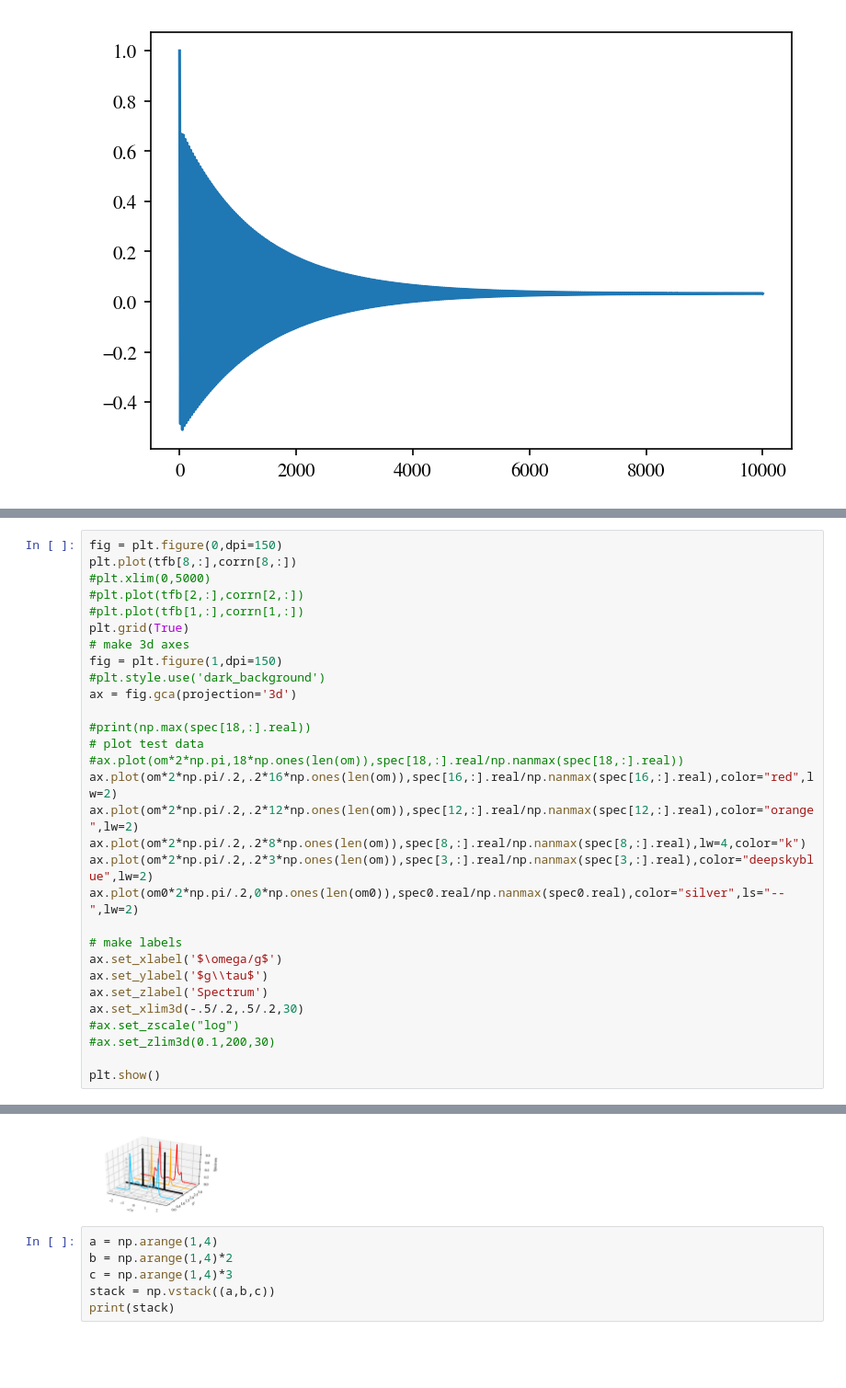
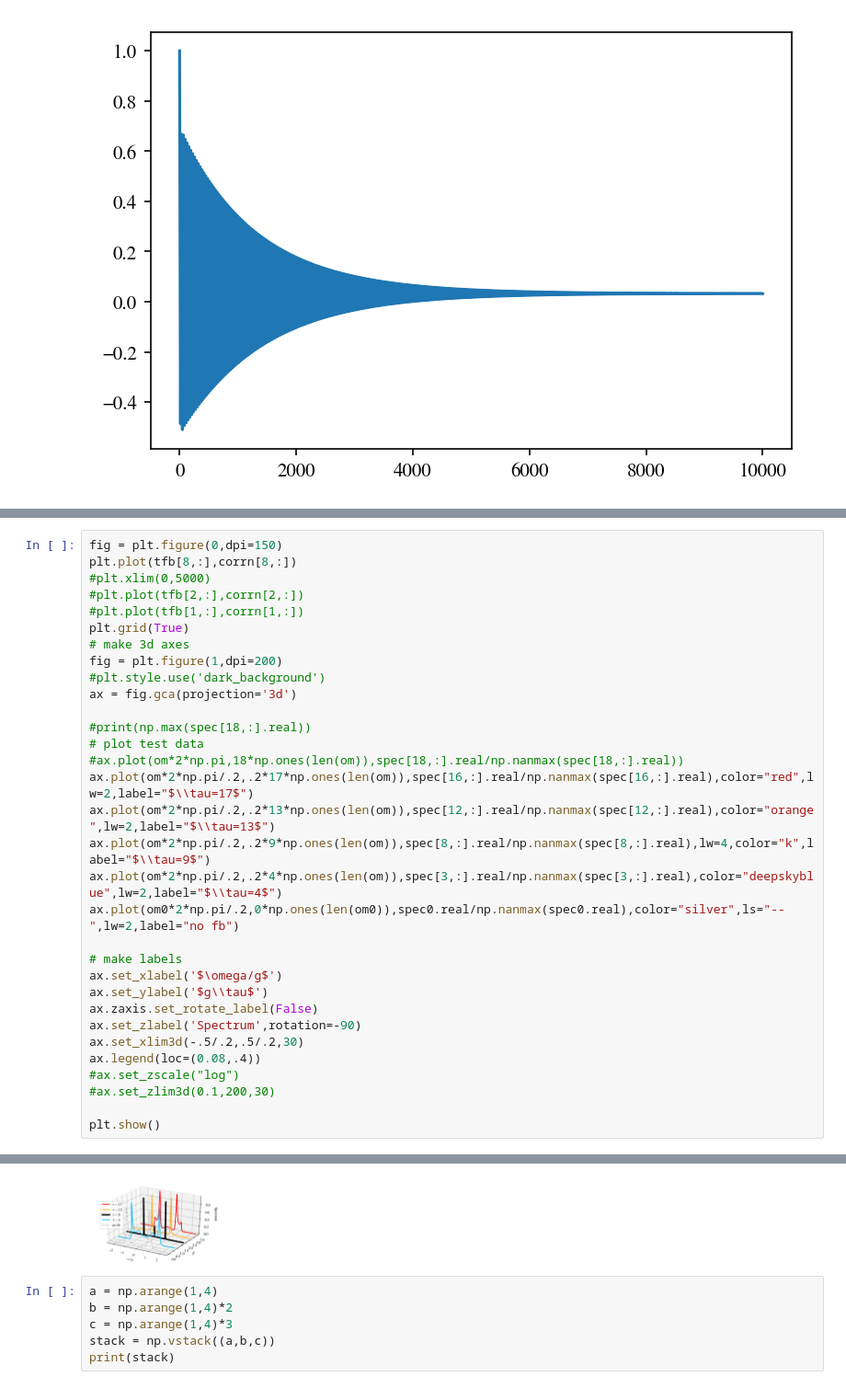
Before and after one commit to nemetniki/JC-fb, a Jupyter notebook: JC_evol.ipynb, the cells around one changed output, grey strips where cells are left out. Shown at 92% size. Cells and saved outputs as stored; diff of their text form; blank space fills up the shorter version.

```diff
--- a/JC_evol.ipynb
+++ b/JC_evol.ipynb
@@ -588,36 +615,38 @@ for i in range(len(corrfb[:,0])):
 # %%
 fig = plt.figure(0,dpi=150)
 plt.plot(tfb[8,:],corrn[8,:])
 #plt.xlim(0,5000)
 #plt.plot(tfb[2,:],corrn[2,:])
 #plt.plot(tfb[1,:],corrn[1,:])
 plt.grid(True)
 # make 3d axes
-fig = plt.figure(1,dpi=150)
+fig = plt.figure(1,dpi=200)
 #plt.style.use('dark_background')
 ax = fig.gca(projection='3d')
 
 #print(np.max(spec[18,:].real))
 # plot test data
 #ax.plot(om*2*np.pi,18*np.ones(len(om)),spec[18,:].real/np.nanmax(spec[18,:].real))
-ax.plot(om*2*np.pi/.2,.2*16*np.ones(len(om)),spec[16,:].real/np.nanmax(spec[16,:].real),color="red",lw=2)
-ax.plot(om*2*np.pi/.2,.2*12*np.ones(len(om)),spec[12,:].real/np.nanmax(spec[12,:].real),color="orange",lw=2)
-ax.plot(om*2*np.pi/.2,.2*8*np.ones(len(om)),spec[8,:].real/np.nanmax(spec[8,:].real),lw=4,color="k")
-ax.plot(om*2*np.pi/.2,.2*3*np.ones(len(om)),spec[3,:].real/np.nanmax(spec[3,:].real),color="deepskyblue",lw=2)
-ax.plot(om0*2*np.pi/.2,0*np.ones(len(om0)),spec0.real/np.nanmax(spec0.real),color="silver",ls="--",lw=2)
+ax.plot(om*2*np.pi/.2,.2*17*np.ones(len(om)),spec[16,:].real/np.nanmax(spec[16,:].real),color="red",lw=2,label="$\\tau=17$")
+ax.plot(om*2*np.pi/.2,.2*13*np.ones(len(om)),spec[12,:].real/np.nanmax(spec[12,:].real),color="orange",lw=2,label="$\\tau=13$")
+ax.plot(om*2*np.pi/.2,.2*9*np.ones(len(om)),spec[8,:].real/np.nanmax(spec[8,:].real),lw=4,color="k",label="$\\tau=9$")
+ax.plot(om*2*np.pi/.2,.2*4*np.ones(len(om)),spec[3,:].real/np.nanmax(spec[3,:].real),color="deepskyblue",lw=2,label="$\\tau=4$")
+ax.plot(om0*2*np.pi/.2,0*np.ones(len(om0)),spec0.real/np.nanmax(spec0.real),color="silver",ls="--",lw=2,label="no fb")
 
 # make labels
 ax.set_xlabel('$\omega/g$')
 ax.set_ylabel('$g\\tau$')
-ax.set_zlabel('Spectrum')
+ax.zaxis.set_rotate_label(False)
+ax.set_zlabel('Spectrum',rotation=-90)
 ax.set_xlim3d(-.5/.2,.5/.2,30)
+ax.legend(loc=(0.08,.4))
 #ax.set_zscale("log")
 #ax.set_zlim3d(0.1,200,30)
 
 plt.show()
 # %% [output]
 [figure]
-[figure, old version]
+[figure, new version]
 # %%
 a = np.arange(1,4)
 b = np.arange(1,4)*2
```
Also changed, not shown: parts of 2 cells of this notebook, 3 other files.
